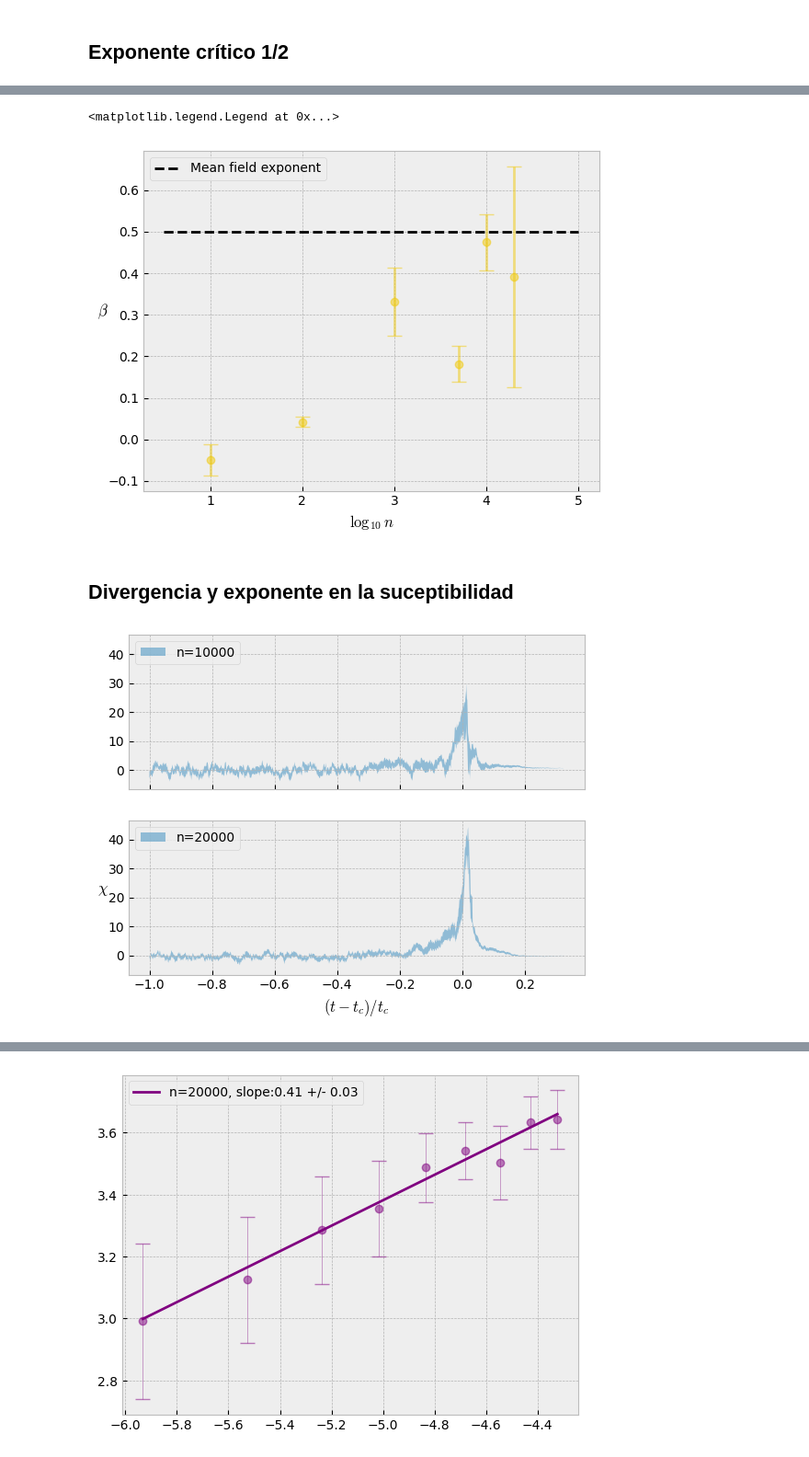
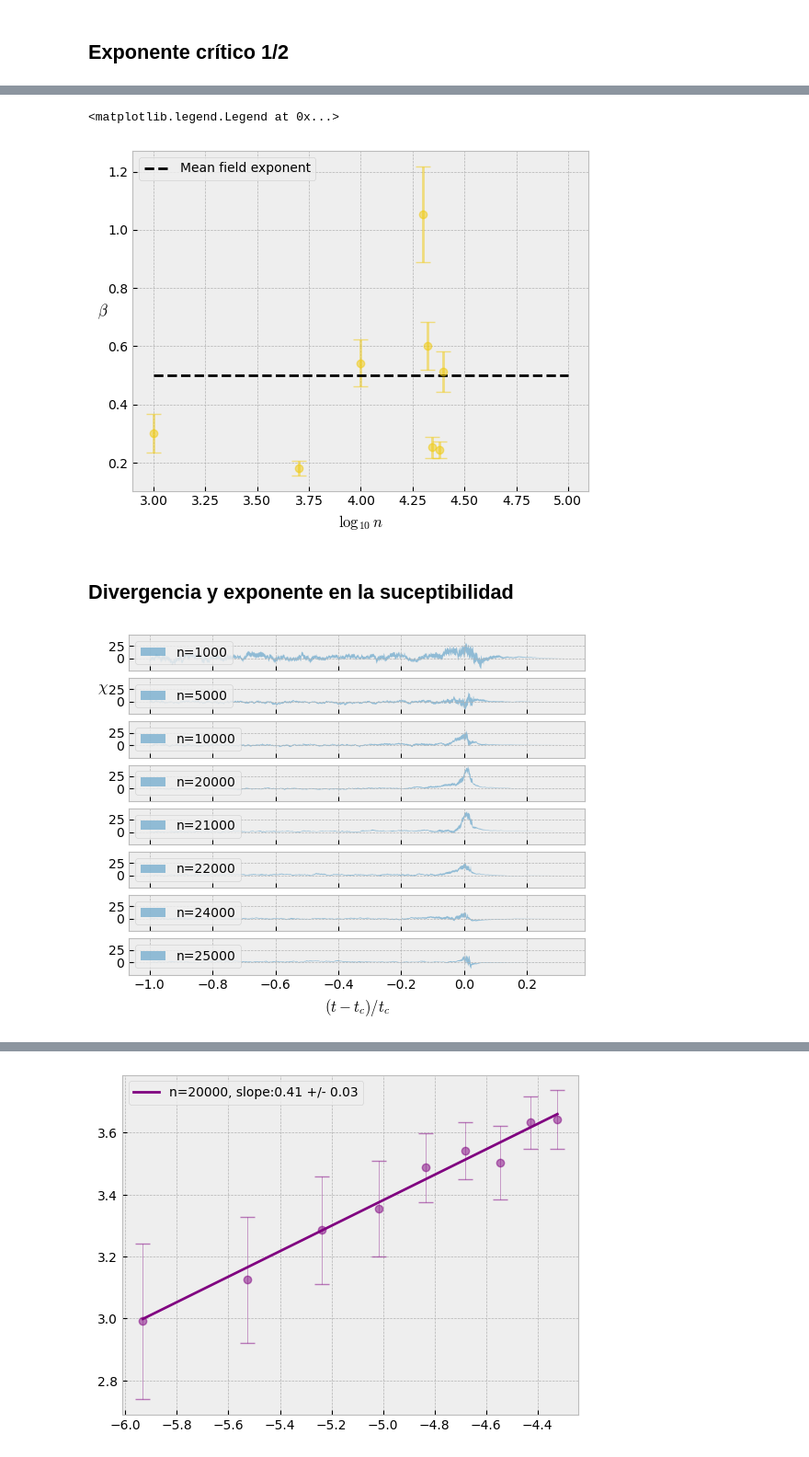
Before and after one commit to W-physics/Tesis, a Jupyter notebook: Critical_time.ipynb, the cells around one changed output, grey strips where cells are left out. Shown at 92% size. Drawn from its saved outputs; the diff is of its cells as text; code cells hidden in the pictures.

```diff
--- a/Critical_time.ipynb
+++ b/Critical_time.ipynb
@@ -19,7 +13,7 @@ plt.style.use('bmh')
 # %%
 timesteps = 1000
 
-ndata_list = [10,100,1000,5000,10000,20000]
+ndata_list = [1000, 5000, 10000,20000,21000,22000,24000,25000]
 
 fig1, ax1 = plt.subplots()
 fig2, ax2 = plt.subplots()
@@ -31,7 +25,7 @@ ax2.set_xlabel(r'$\log \left(\frac{t-t_c}{t_c}\right)$')
 ax2.set_ylabel(r'$\log (x_{m p})$')
 
 time_array = np.arange(timesteps)
-tc = timesteps-246
+tc = 762
 reduced_time_array = (time_array - tc) / tc
 
 def FindSlopes(ndata_list):
@@ -48,8 +42,8 @@ def FindSlopes(ndata_list):
 
         ndata = ndata_list[i]
 
-        average_maximums = pd.read_csv(fr'data\AM_n={ndata}.csv', header=None).to_numpy()
-        standard_error_maximums = pd.read_csv(fr'data\SE_n={ndata}.csv', header=None).to_numpy()
+        average_maximums = pd.read_csv(fr'data/AM_n={ndata}.csv', header=None).to_numpy()
+        standard_error_maximums = pd.read_csv(fr'data/SE_n={ndata}.csv', header=None).to_numpy()
 
         if i==0 or i==2 or i==5:
 
@@ -76,7 +70,7 @@ def FindSlopes(ndata_list):
 
         perr = np.sqrt(np.diag(pcov))
 
-        if i == 5:
+        if i == 7:
 
             label = fr'n={ndata}, slope:{round(popt[0],2)} +/- {round(perr[0],2)}'
 
@@ -106,40 +100,40 @@ ax.set_ylabel(r'$\beta$', rotation='horizontal')
 
 ax.errorbar(log_ndata, parameter_array[:,0], yerr=perrors[:,0],
             fmt='o', capsize=6, color='#F0CA0A', alpha=0.5)
-ax.hlines(y=1/2,xmin=0.5,xmax=5,ls='dashed',color='k',label='Mean field exponent')
+ax.hlines(y=1/2,xmin=3,xmax=5,ls='dashed',color='k',label='Mean field exponent')
 
 ax.legend()
 # %% [output]
 <matplotlib.legend.Legend at 0x...>
-[figure, old version]
+[figure, new version]
 # %% [markdown]
 ## Divergencia y exponente en la suceptibilidad
 # %%
 h = 0.01
-
-ndata_list = [10000,20000]
-
 fig, ax = plt.subplots(len(ndata_list), sharex=True, sharey=True)
 
 
 ax[-1].set_xlabel(r'$(t - t_c)/t_c$')
 ax[1].set_ylabel(r'$ \chi $', rotation='horizontal')
 
+suceptibility_max = np.zeros((len(ndata_list)))
 
 for i in tqdm(range(len(ndata_list))):
 
     ndata = ndata_list[i]
 
-    average_maximums = pd.read_csv(fr'data\AM_n={ndata}.csv', header=None).to_numpy()
-    standard_error_maximums = pd.read_csv(fr'data\SE_n={ndata}.csv', header=None).to_numpy()
+    average_maximums = pd.read_csv(fr'data/AM_n={ndata}.csv', header=None).to_numpy()
+    standard_error_maximums = pd.read_csv(fr'data/SE_n={ndata}.csv', header=None).to_numpy()
 
     suceptibility = (average_maximums[1] - average_maximums[0]) / h
 
     sigma = np.sqrt(standard_error_maximums[0]**2 + standard_error_maximums[1]**2) / h
 
     ax[i].fill_between(reduced_time_array, y1=suceptibility+sigma, y2=suceptibility-sigma,
                     label=f'n={ndata}', alpha=0.5, lw=0)
 
     ax[i].legend(loc='upper left')
+
+    suceptibility_max[i] = time_array[np.argmax(suceptibility)]
 # %% [output]
-[figure, old version]
+[figure, new version]
```
Also changed, not shown: parts of 3 cells of this notebook, 2 other files.
